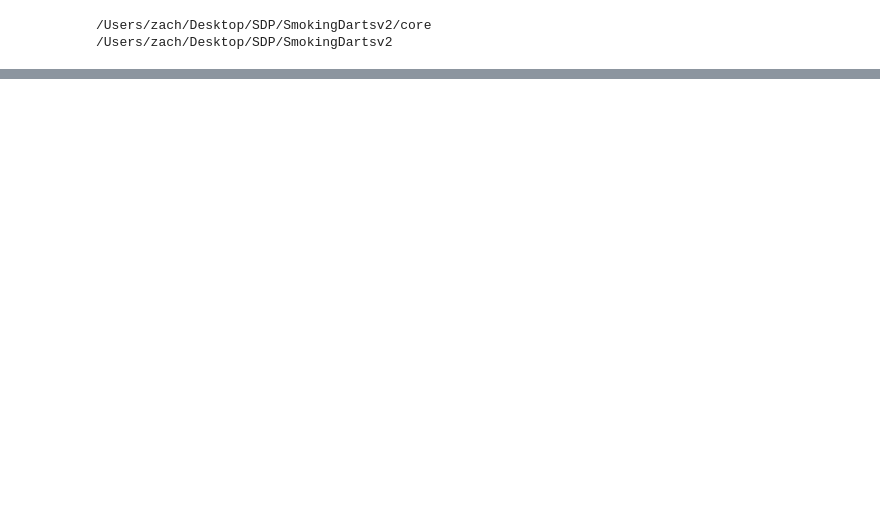
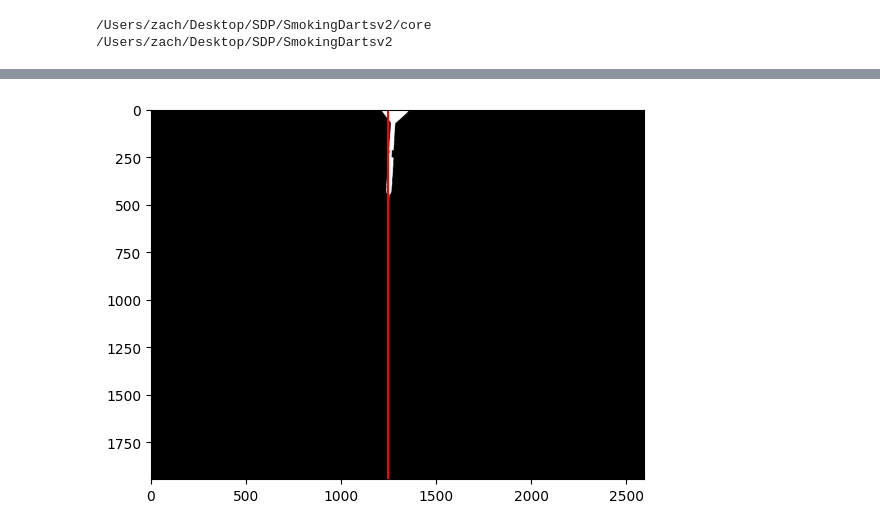
Before and after one commit to zkashef/SmokingDartsv2, a Jupyter notebook: core/never_surrender.ipynb, the cells around one changed output, grey strips where cells are left out. Saved outputs shown, nothing was run; the diff lists cells and outputs as text; code cells hidden in the pictures; blank space fills up the shorter version.

```diff
--- a/core/never_surrender.ipynb
+++ b/core/never_surrender.ipynb
@@ -59,0 +63,9 @@ coordinates:  1343.7974683544303 475.38607594936707
+# %%
+# draw a vertical lines through the dart tip overlaying the above image
+plt.imshow(diff, cmap='gray')
+plt.axvline(x=x_coordinate, color='r')
+plt.show()
+
+center_of_board = x_coordinate
+# %% [output]
+[figure, added]
```
Also changed, not shown: parts of 8 cells of this notebook, 17 other files.
